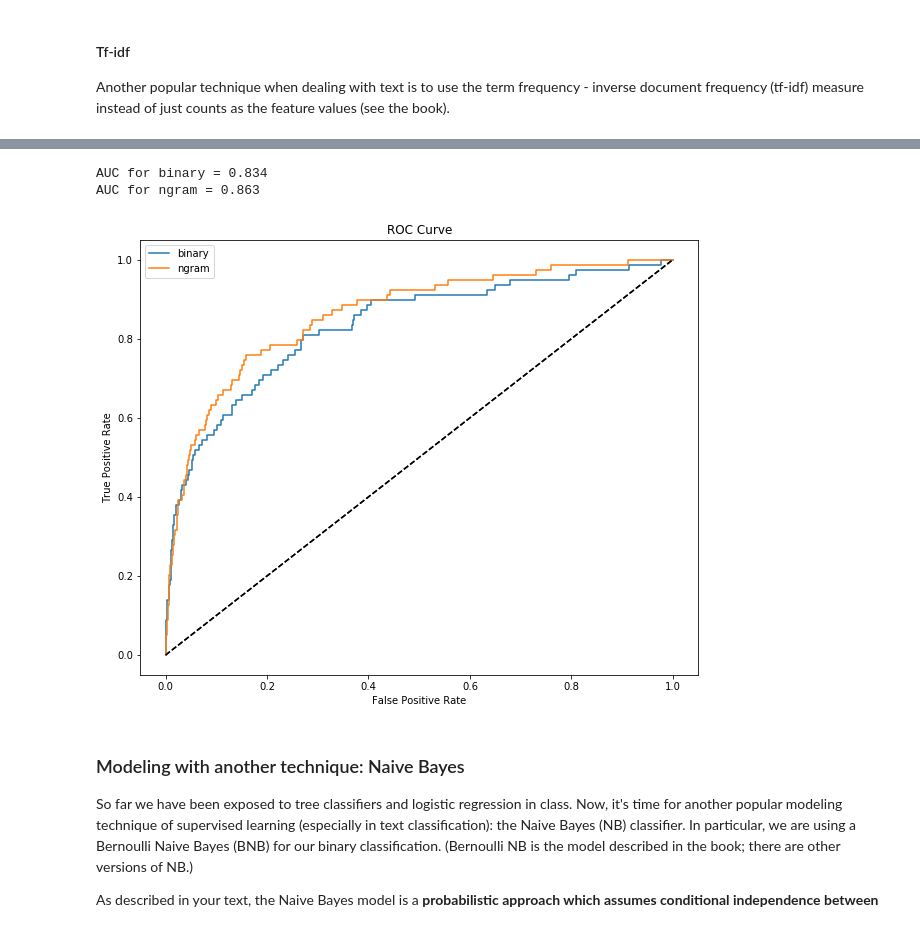
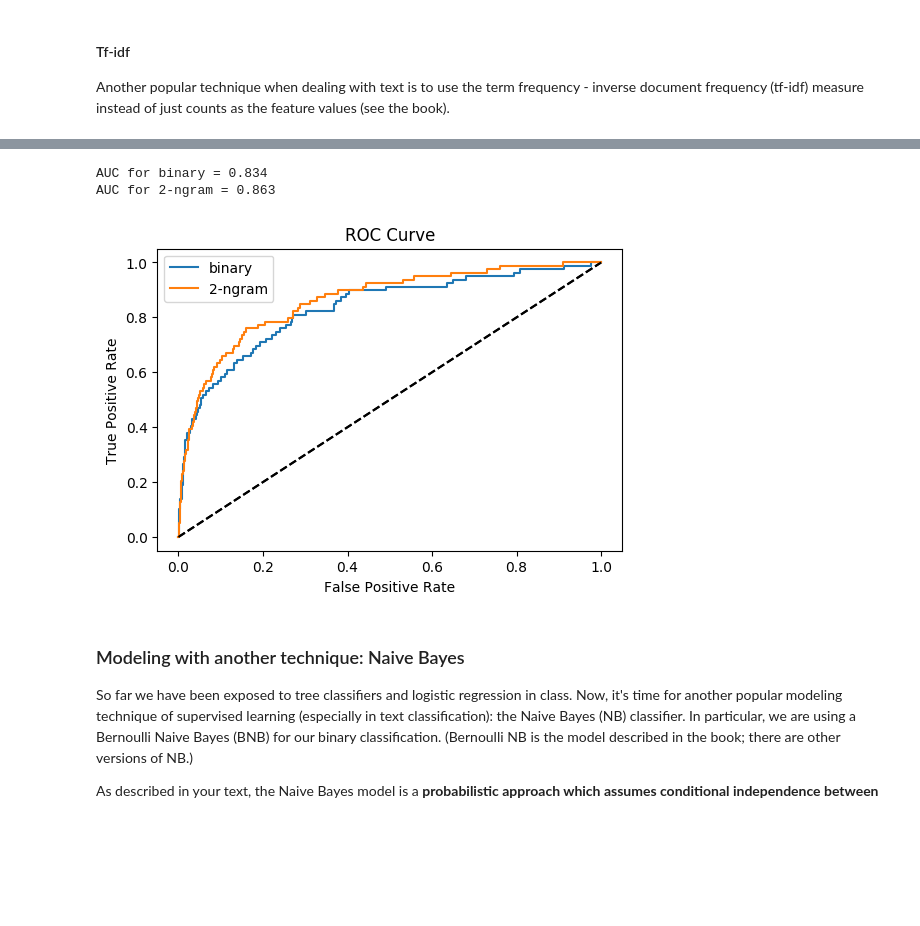
Before and after one commit to yizuc/datamining, a Jupyter notebook: Module6_Text_NaiveBayes/mining_text.ipynb, the cells around one changed output, grey strips where cells are left out. Cells and saved outputs as stored; diff of their text form; code cells hidden in the pictures; blank space fills up the shorter version.

```diff
--- a/Module6_Text_NaiveBayes/mining_text.ipynb
+++ b/Module6_Text_NaiveBayes/mining_text.ipynb
@@ -18,7 +18,6 @@ from sklearn.feature_extraction.text import TfidfVectorizer
 
 import matplotlib.pylab as plt
 %matplotlib inline
-plt.rcParams['figure.figsize'] = 10, 8
 
 # We will want to keep track of some different roc curves, lets do that here
 tprs = []
@@ -183,13 +182,13 @@ matrix([[0, 0, 0, 1, 0, 0, 0, 0, 0, 0, 0, 0, 0, 0, 0, 0, 0, 0, 0, 0],
 Now that we have a ton of features (one for every word!) let's try using a logistic regression model to predict which tweets are about flight attendant complaints.
 # %%
 def get_model_roc(models, Xs_test, names, Y_test):
+    plt.rcParams['figure.dpi'] = 100
     for i in range(len(models)):
         model = models[i]
         X_test = Xs_test[i]
         name = names[i]
         probs = model.predict_proba(X_test)[:,1]
         fpr, tpr, thresholds = metrics.roc_curve(Y_test, probs)
-        ax = plt.subplot()
         plt.plot(fpr, tpr, label=name)
         plt.plot([0, 1], [0, 1], linestyle='dashed', color='black')
         plt.xlabel("False Positive Rate")
@@ -200,7 +199,7 @@ def get_model_roc(models, Xs_test, names, Y_test):
     plt.show()
 
 
-model_binary = LogisticRegression()
+model_binary = LogisticRegression(solver='liblinear')
 model_binary.fit(X_train_binary, Y_train)
 get_model_roc([model_binary], [X_test_binary], ['binary'], Y_test)
 # %% [output]
@@ -219,7 +218,7 @@ X_train_counts = count_vectorizer.transform(X_train)
 X_test_counts = count_vectorizer.transform(X_test)
 
 # Model
-model_counts = LogisticRegression()
+model_counts = LogisticRegression(solver='liblinear')
 model_counts.fit(X_train_counts, Y_train)
 
 get_model_roc([model_binary, model_counts], [X_test_binary, X_test_counts], ['binary', 'counts'], Y_test)
@@ -240,7 +239,7 @@ X_train_tfidf = tfidf_vectorizer.transform(X_train)
 X_test_tfidf = tfidf_vectorizer.transform(X_test)
 
 # Model
-model_tfidf = LogisticRegression()
+model_tfidf = LogisticRegression(solver='liblinear')
 model_tfidf.fit(X_train_tfidf, Y_train)
 
 get_model_roc([model_binary, model_tfidf], [X_test_binary, X_test_tfidf], ['binary', 'tf-idf'], Y_test)
@@ -253,21 +252,21 @@ The `CountVectorizer()` and `TfidfVectorizer()` functions have many options. You
 # %%
 # Fit a counter
 ngram_vectorizer = TfidfVectorizer(stop_words='english', ngram_range=(1, 2))
 ngram_vectorizer.fit(X_train)
 
 # Transform to a counter
 X_train_ngram = ngram_vectorizer.transform(X_train)
 X_test_ngram = ngram_vectorizer.transform(X_test)
 
 # Model
-model_ngram = LogisticRegression()
+model_ngram = LogisticRegression(solver='liblinear')
 model_ngram.fit(X_train_ngram, Y_train)
 
-get_model_roc([model_binary, model_ngram], [X_test_binary, X_test_ngram], ['binary', 'ngram'], Y_test)
+get_model_roc([model_binary, model_ngram], [X_test_binary, X_test_ngram], ['binary', '2-ngram'], Y_test)
 # %% [output]
 AUC for binary = 0.834
-AUC for ngram = 0.863
+AUC for 2-ngram = 0.863
-[figure, old version]
+[figure, new version]
 # %% [markdown]
 ### Modeling with another technique: Naive Bayes
 
```
Also changed, not shown: parts of 7 cells of this notebook.
